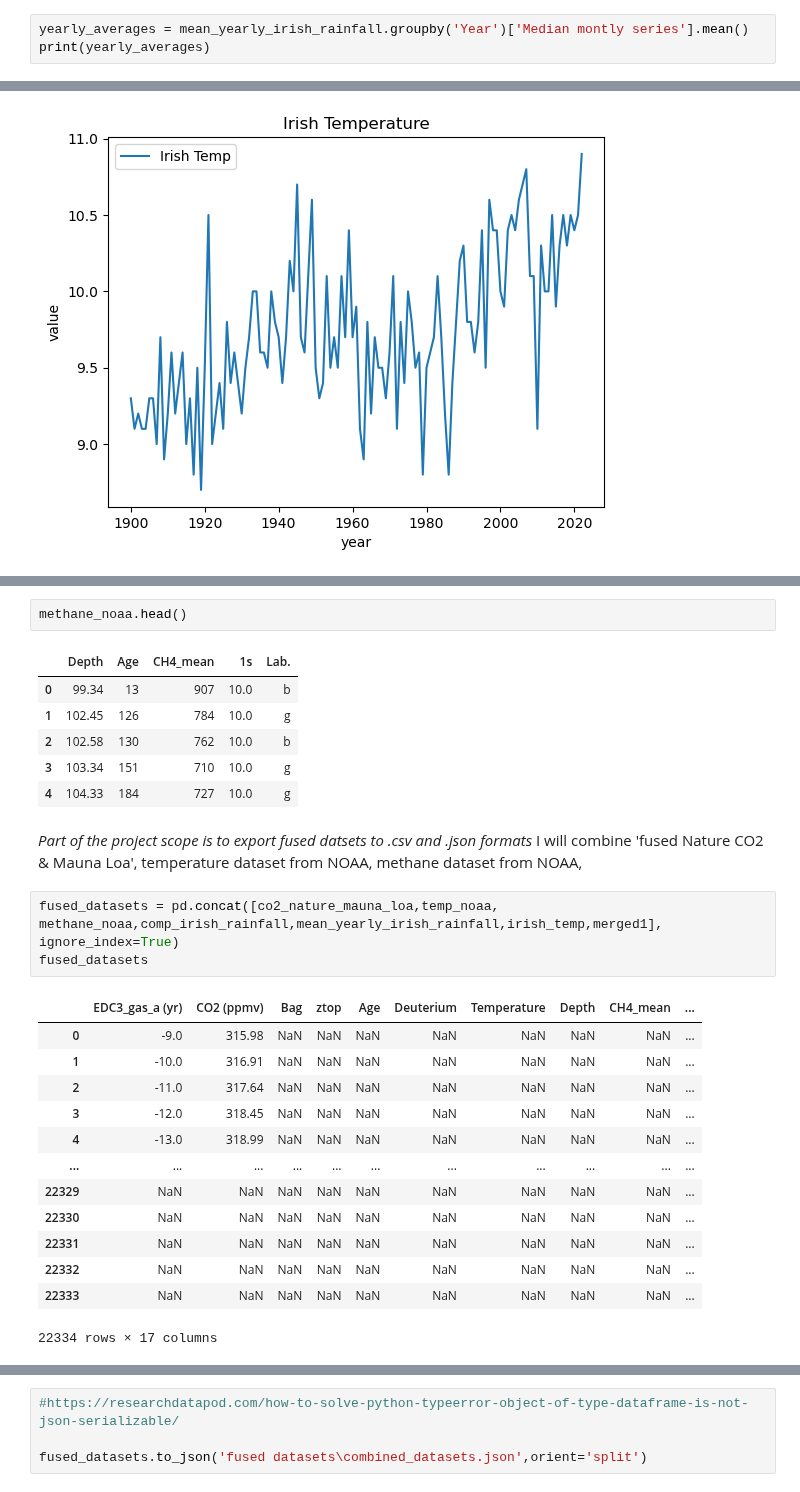
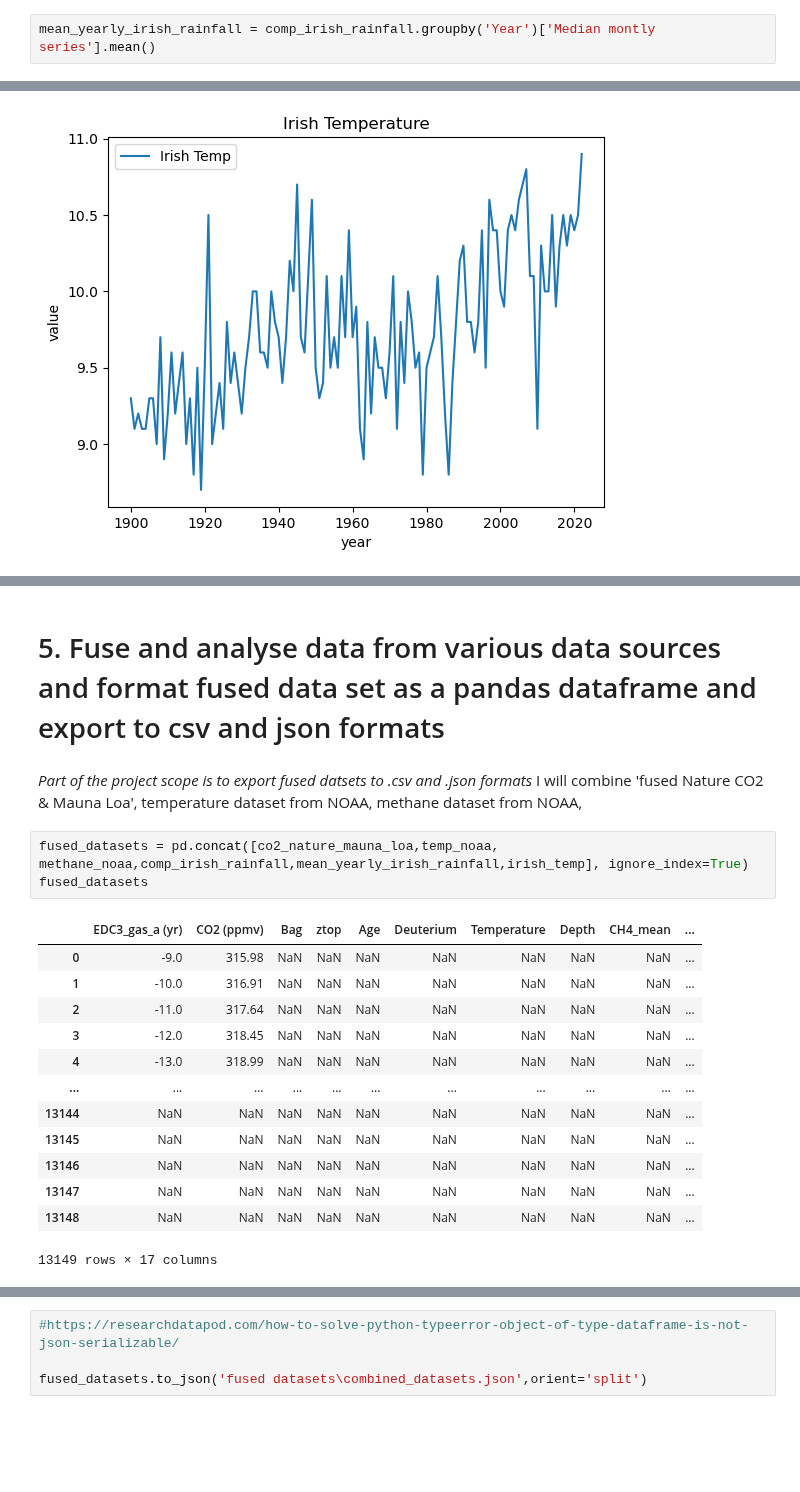
Before and after one commit to dectan/Programming-for-Data-Analysis-Project-2, a Jupyter notebook: Project 2.ipynb, the cells around one changed output, grey strips where cells are left out. Saved outputs shown, nothing was run; the diff lists cells and outputs as text; blank space fills up the shorter version.

```diff
--- a/Project 2.ipynb
+++ b/Project 2.ipynb
@@ -587,3 +580,2 @@ print(mean_yearly_irish_rainfall.head())
 # %%
-yearly_averages = mean_yearly_irish_rainfall.groupby('Year')['Median montly series'].mean()
-print(yearly_averages)
+mean_yearly_irish_rainfall = comp_irish_rainfall.groupby('Year')['Median montly series'].mean()
@@ -681,31 +622,24 @@ co2_nature_mauna_loa.head()
-# %%
-methane_noaa.head()
-# %% [output]
-|  | Depth | Age | CH4_mean | 1s | Lab. |
-| 0 | 99.34 | 13 | 907 | 10.0 | b |
-| 1 | 102.45 | 126 | 784 | 10.0 | g |
-| 2 | 102.58 | 130 | 762 | 10.0 | b |
-| 3 | 103.34 | 151 | 710 | 10.0 | g |
-| 4 | 104.33 | 184 | 727 | 10.0 | g |
+# %% [markdown]
+# 5. Fuse and analyse data from various data sources and format fused data set as a pandas dataframe and export to csv and json formats
 # %% [markdown]
 *Part of the project scope is to export fused datsets to .csv and .json formats*
 I will combine 'fused Nature CO2 & Mauna Loa', temperature dataset from NOAA, methane dataset from NOAA,
 # %%
-fused_datasets = pd.concat([co2_nature_mauna_loa,temp_noaa, methane_noaa,comp_irish_rainfall,mean_yearly_irish_rainfall,irish_temp,merged1], ignore_index=True)
+fused_datasets = pd.concat([co2_nature_mauna_loa,temp_noaa, methane_noaa,comp_irish_rainfall,mean_yearly_irish_rainfall,irish_temp], ignore_index=True)
 fused_datasets
 # %% [output]
 |  | EDC3_gas_a (yr) | CO2 (ppmv) | Bag | ztop | Age | Deuterium | Temperature | Depth | CH4_mean | ... |
 | 0 | -9.0 | 315.98 | NaN | NaN | NaN | NaN | NaN | NaN | NaN | ... |
 | 1 | -10.0 | 316.91 | NaN | NaN | NaN | NaN | NaN | NaN | NaN | ... |
 | 2 | -11.0 | 317.64 | NaN | NaN | NaN | NaN | NaN | NaN | NaN | ... |
 | 3 | -12.0 | 318.45 | NaN | NaN | NaN | NaN | NaN | NaN | NaN | ... |
 | 4 | -13.0 | 318.99 | NaN | NaN | NaN | NaN | NaN | NaN | NaN | ... |
 | ... | ... | ... | ... | ... | ... | ... | ... | ... | ... | ... |
-| 22329 | NaN | NaN | NaN | NaN | NaN | NaN | NaN | NaN | NaN | ... |
-| 22330 | NaN | NaN | NaN | NaN | NaN | NaN | NaN | NaN | NaN | ... |
-| 22331 | NaN | NaN | NaN | NaN | NaN | NaN | NaN | NaN | NaN | ... |
-| 22332 | NaN | NaN | NaN | NaN | NaN | NaN | NaN | NaN | NaN | ... |
-| 22333 | NaN | NaN | NaN | NaN | NaN | NaN | NaN | NaN | NaN | ... |
+| 13144 | NaN | NaN | NaN | NaN | NaN | NaN | NaN | NaN | NaN | ... |
+| 13145 | NaN | NaN | NaN | NaN | NaN | NaN | NaN | NaN | NaN | ... |
+| 13146 | NaN | NaN | NaN | NaN | NaN | NaN | NaN | NaN | NaN | ... |
+| 13147 | NaN | NaN | NaN | NaN | NaN | NaN | NaN | NaN | NaN | ... |
+| 13148 | NaN | NaN | NaN | NaN | NaN | NaN | NaN | NaN | NaN | ... |
-22334 rows × 17 columns
+13149 rows × 17 columns
 # %%
 fused_datasets.to_csv('fused datasets\combined_datasets.csv', encoding='utf-8')
```
Also changed, not shown: parts of 51 cells of this notebook, 2 other files.
